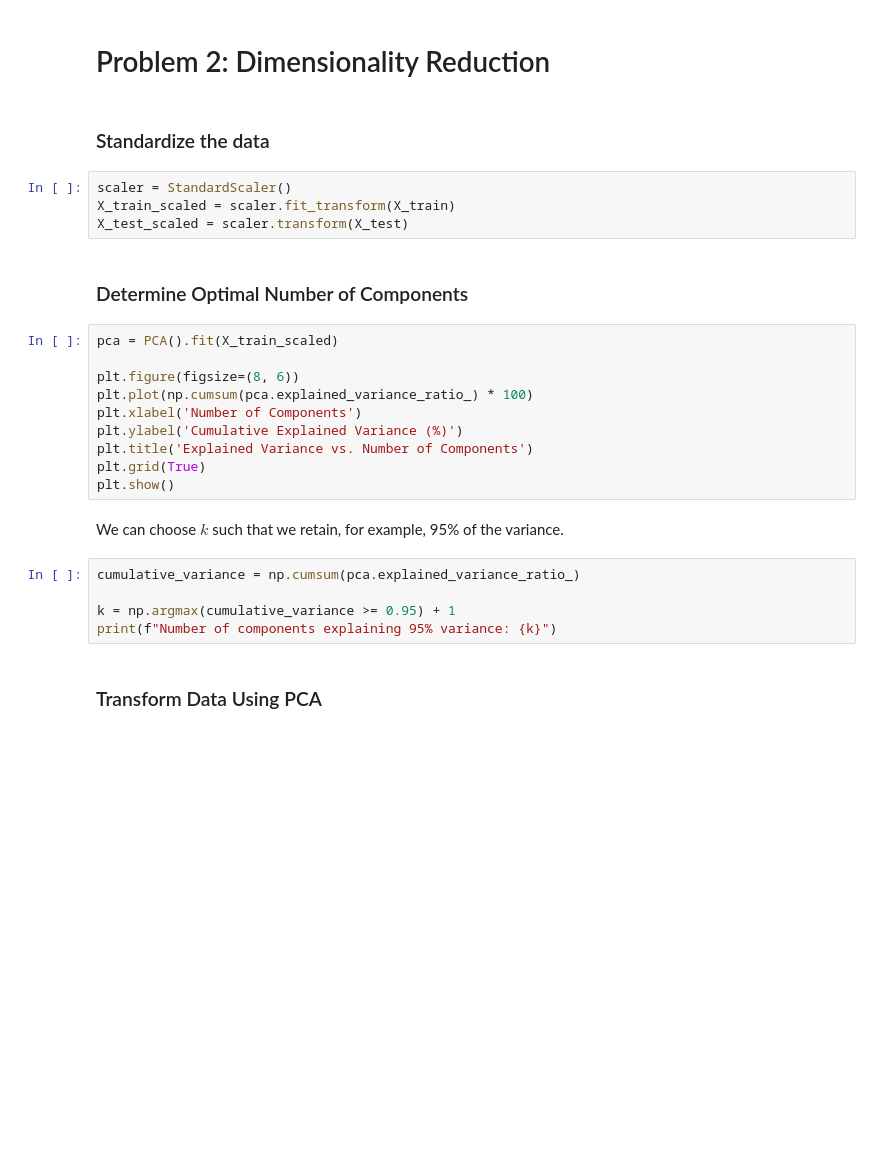
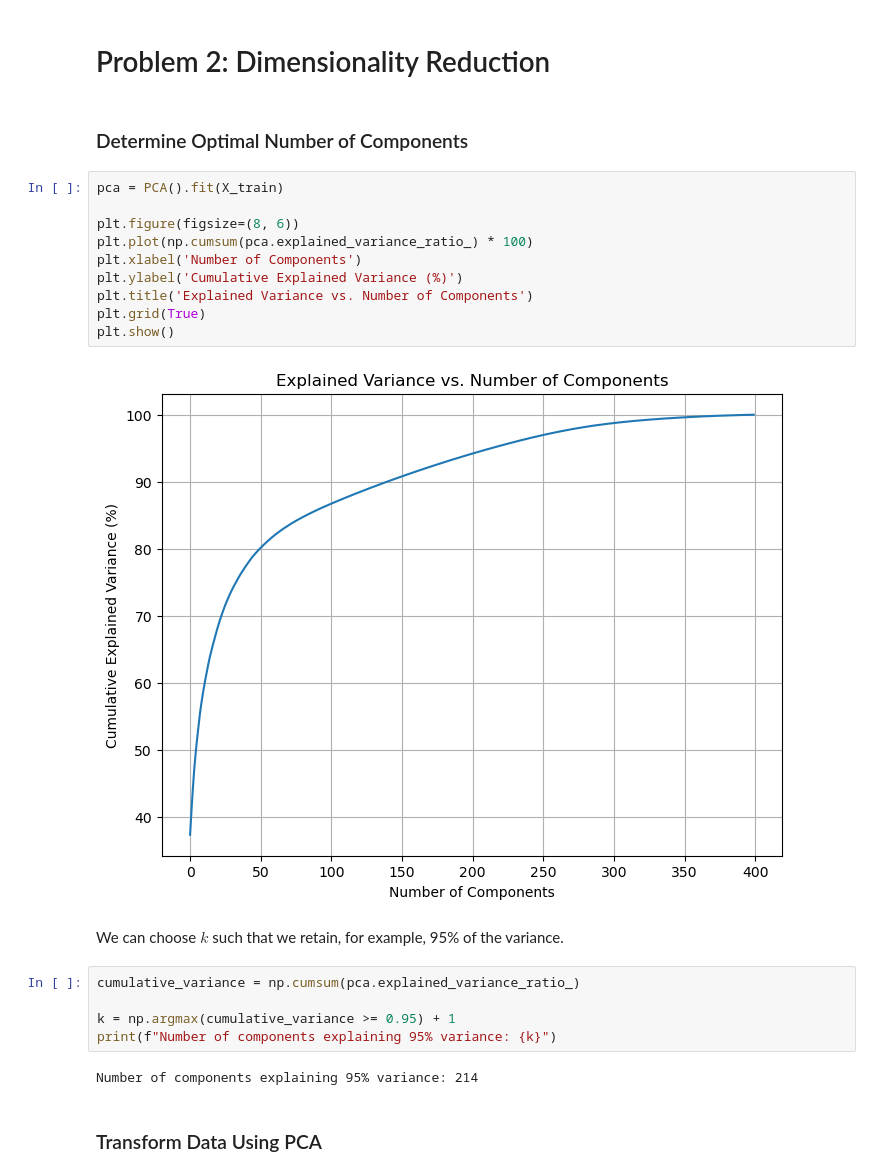
Before and after one commit to Smuch12/Digit-recognizer, a Jupyter notebook: digit_recognizer.ipynb, the cells around one changed output. Cells and saved outputs as stored; diff of their text form; blank space fills up the shorter version.

```diff
--- a/digit_recognizer.ipynb
+++ b/digit_recognizer.ipynb
@@ -267,23 +296,19 @@ plt.show()
 # %% [markdown]
 # Problem 2: Dimensionality Reduction
-# %% [markdown]
-### Standardize the data
-# %%
-scaler = StandardScaler()
-X_train_scaled = scaler.fit_transform(X_train)
-X_test_scaled = scaler.transform(X_test)
 # %% [markdown]
 ### Determine Optimal Number of Components
 # %%
-pca = PCA().fit(X_train_scaled)
+pca = PCA().fit(X_train)
 
 plt.figure(figsize=(8, 6))
 plt.plot(np.cumsum(pca.explained_variance_ratio_) * 100)
 plt.xlabel('Number of Components')
 plt.ylabel('Cumulative Explained Variance (%)')
 plt.title('Explained Variance vs. Number of Components')
 plt.grid(True)
 plt.show()
+# %% [output]
+[figure, added]
 # %% [markdown]
 We can choose $k$ such that we retain, for example, 95% of the variance.
 # %%
@@ -291,6 +316,8 @@ cumulative_variance = np.cumsum(pca.explained_variance_ratio_)
 
 k = np.argmax(cumulative_variance >= 0.95) + 1
 print(f"Number of components explaining 95% variance: {k}")
+# %% [output]
+Number of components explaining 95% variance: 214
 # %% [markdown]
 ### Transform Data Using PCA
 # %%
```
Also changed, not shown: parts of 11 cells of this notebook.
